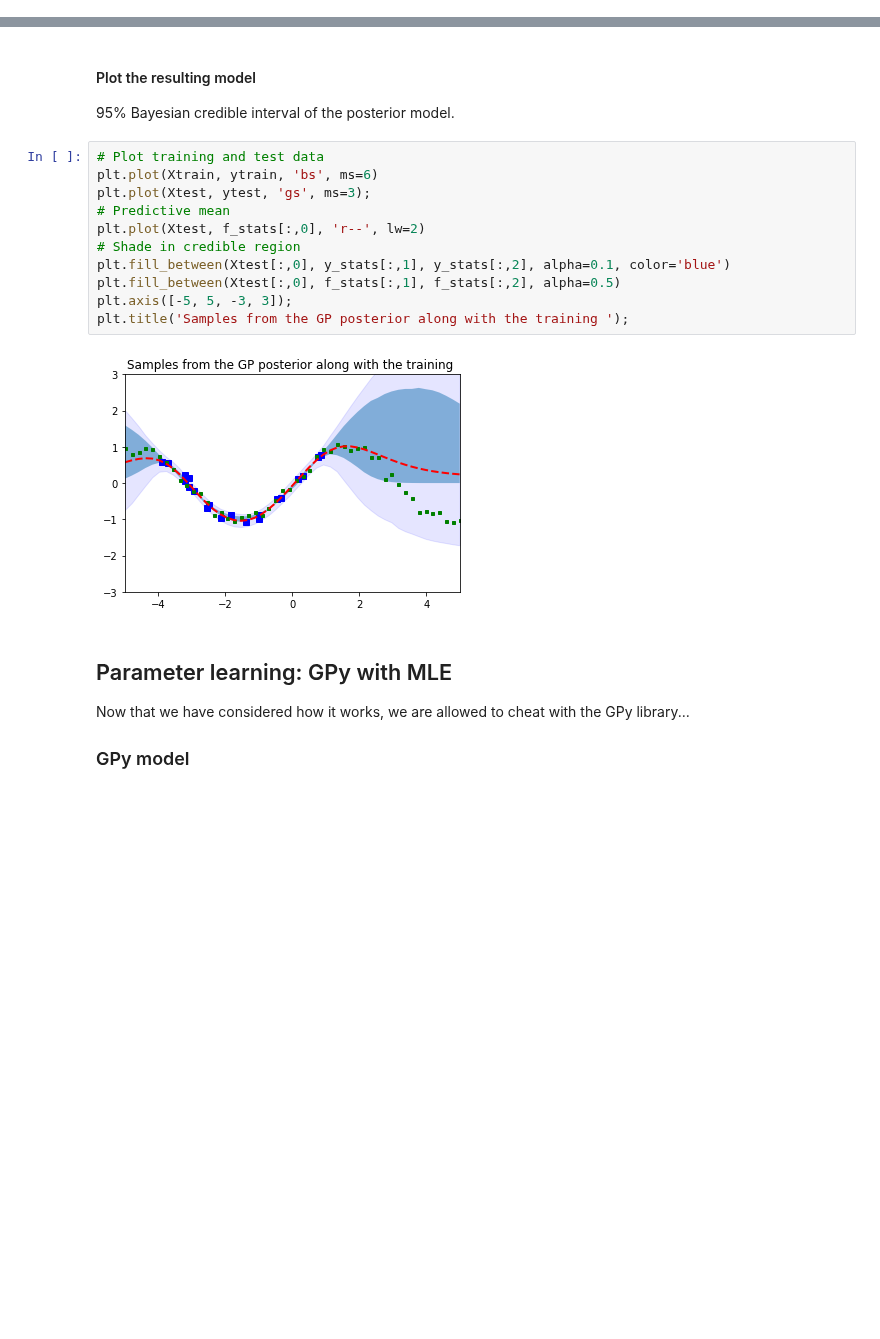
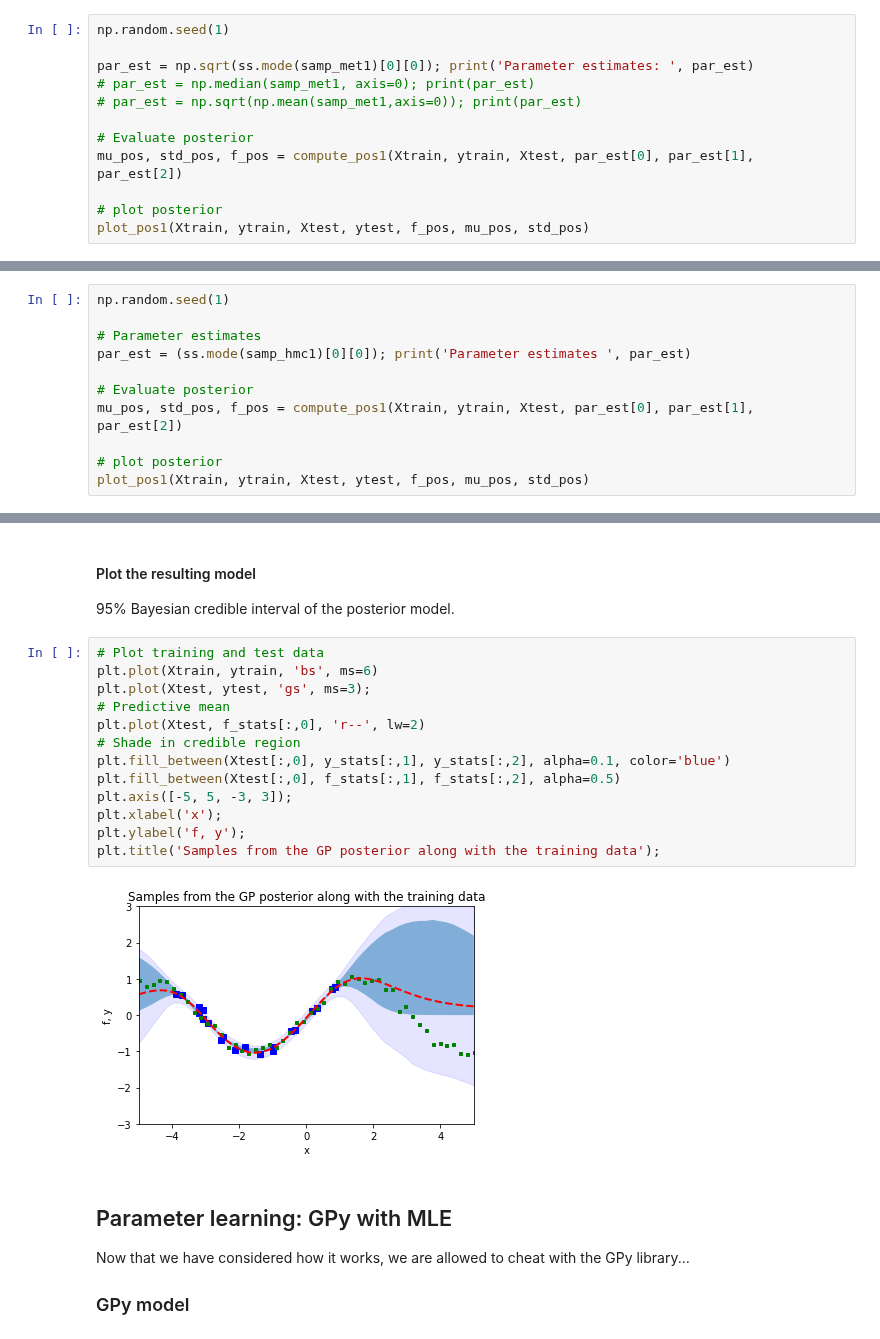
Before and after one commit to SebastianGlavind/PhD-study, a Jupyter notebook: Gaussian-processes/GPR.ipynb, the cells around one changed output, grey strips where cells are left out. Saved outputs shown, nothing was run; the diff lists cells and outputs as text; blank space fills up the shorter version.

```diff
--- a/Gaussian-processes/GPR.ipynb
+++ b/Gaussian-processes/GPR.ipynb
@@ -946,0 +878,12 @@ Log marginal likelihood:  [[3.85841644]]
+# %%
+np.random.seed(1)
+
+par_est = np.sqrt(ss.mode(samp_met1)[0][0]); print('Parameter estimates: ', par_est)
+# par_est = np.median(samp_met1, axis=0); print(par_est)
+# par_est = np.sqrt(np.mean(samp_met1,axis=0)); print(par_est)
+
+# Evaluate posterior
+mu_pos, std_pos, f_pos = compute_pos1(Xtrain, ytrain, Xtest, par_est[0], par_est[1], par_est[2])
+
+# plot posterior
+plot_pos1(Xtrain, ytrain, Xtest, ytest, f_pos, mu_pos, std_pos)
@@ -1291,0 +1201,11 @@ Log marginal likelihood:  [[4.47022595]]
+# %%
+np.random.seed(1)
+
+# Parameter estimates
+par_est = (ss.mode(samp_hmc1)[0][0]); print('Parameter estimates ', par_est)
+
+# Evaluate posterior
+mu_pos, std_pos, f_pos = compute_pos1(Xtrain, ytrain, Xtest, par_est[0], par_est[1], par_est[2])
+
+# plot posterior
+plot_pos1(Xtrain, ytrain, Xtest, ytest, f_pos, mu_pos, std_pos)
@@ -1349,16 +1272,18 @@ for i in range(m_points):
 # %%
 # Plot training and test data
 plt.plot(Xtrain, ytrain, 'bs', ms=6)
 plt.plot(Xtest, ytest, 'gs', ms=3);
 # Predictive mean
 plt.plot(Xtest, f_stats[:,0], 'r--', lw=2)
 # Shade in credible region
 plt.fill_between(Xtest[:,0], y_stats[:,1], y_stats[:,2], alpha=0.1, color='blue')
 plt.fill_between(Xtest[:,0], f_stats[:,1], f_stats[:,2], alpha=0.5)
 plt.axis([-5, 5, -3, 3]);
-plt.title('Samples from the GP posterior along with the training ');
+plt.xlabel('x');
+plt.ylabel('f, y');
+plt.title('Samples from the GP posterior along with the training data');
 # %% [output]
-[figure, old version]
+[figure, new version]
 # %% [markdown]
 ## Parameter learning: GPy with MLE
 
```
Also changed, not shown: parts of 23 cells of this notebook.
